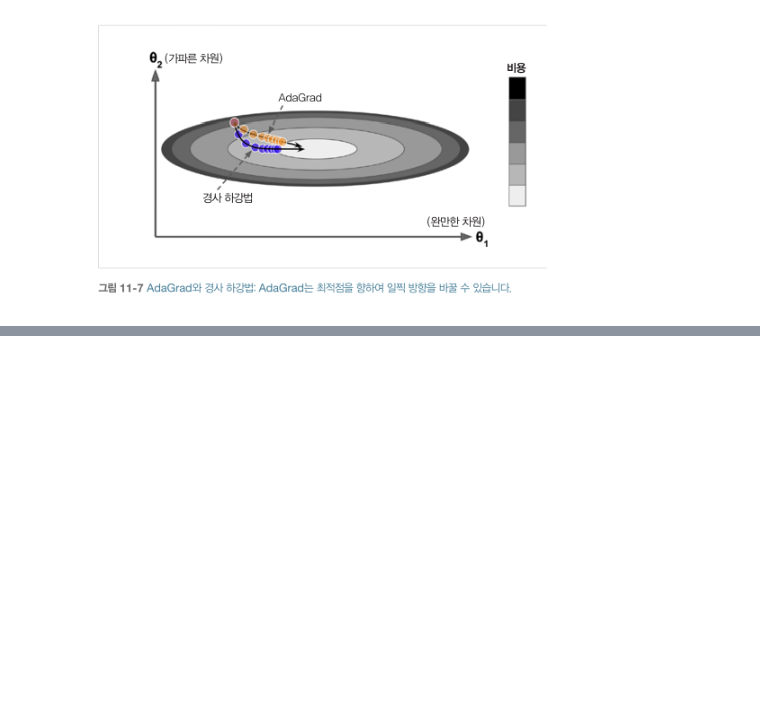
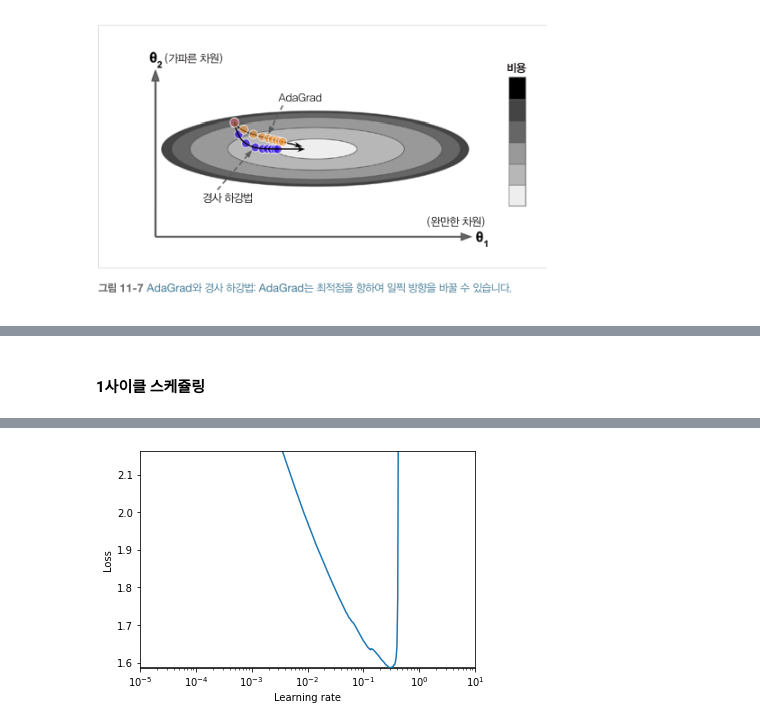
Before and after one commit to dalgakfoots/Hands_On_Machine_Learning_Self_Study, a Jupyter notebook: 11_training_deep_neural_networks.ipynb, the cells around one changed output, grey strips where cells are left out. Drawn from its saved outputs; the diff is of its cells as text; code cells hidden in the pictures; blank space fills up the shorter version.

```diff
--- a/11_training_deep_neural_networks.ipynb
+++ b/11_training_deep_neural_networks.ipynb
@@ -602,0 +755,14 @@ optimizer = keras.optimizers.SGD(lr=0.001, momentum=0.9, nesterov=True)
+# %%
+model = keras.models.Sequential([
+    keras.layers.Flatten(input_shape=[28, 28]),
+    keras.layers.Dense(300, activation="selu", kernel_initializer="lecun_normal"),
+    keras.layers.Dense(100, activation="selu", kernel_initializer="lecun_normal"),
+    keras.layers.Dense(10, activation="softmax")
+])
+s = 20 * len(X_train) // 32 #  20번 에포크에 담긴 전체 스텝 수 (배치크기 = 32)
+learning_rate = keras.optimizers.schedules.ExponentialDecay(0.01, s, 0.1)
+optimizer = keras.optimizers.SGD(learning_rate)
+model.compile(loss="sparse_categorical_crossentropy", optimizer=optimizer, metrics=["accuracy"])
+n_epochs = 25
+history = model.fit(X_train_scaled, y_train, epochs=n_epochs,
+                    validation_data=(X_valid_scaled, y_valid))
@@ -602,0 +787,2 @@ optimizer = keras.optimizers.SGD(lr=0.001, momentum=0.9, nesterov=True)
+# %% [markdown]
+#### 1사이클 스케쥴링
@@ -602,0 +822,16 @@ optimizer = keras.optimizers.SGD(lr=0.001, momentum=0.9, nesterov=True)
+# %%
+model = keras.models.Sequential([
+    keras.layers.Flatten(input_shape=[28, 28]),
+    keras.layers.Dense(300, activation="selu", kernel_initializer="lecun_normal"),
+    keras.layers.Dense(100, activation="selu", kernel_initializer="lecun_normal"),
+    keras.layers.Dense(10, activation="softmax")
+])
+model.compile(loss="sparse_categorical_crossentropy",
+              optimizer=keras.optimizers.SGD(lr=1e-3),
+              metrics=["accuracy"])
+# %%
+import numpy as np
+batch_size = 128
+rates, losses = find_learning_rate(model, X_train_scaled, y_train, epochs=1, batch_size=batch_size)
+plot_lr_vs_loss(rates, losses)
+# %% [output]
@@ -602,0 +839 @@ optimizer = keras.optimizers.SGD(lr=0.001, momentum=0.9, nesterov=True)
+[figure, added]
```
Also changed, not shown: parts of 38 cells of this notebook.
